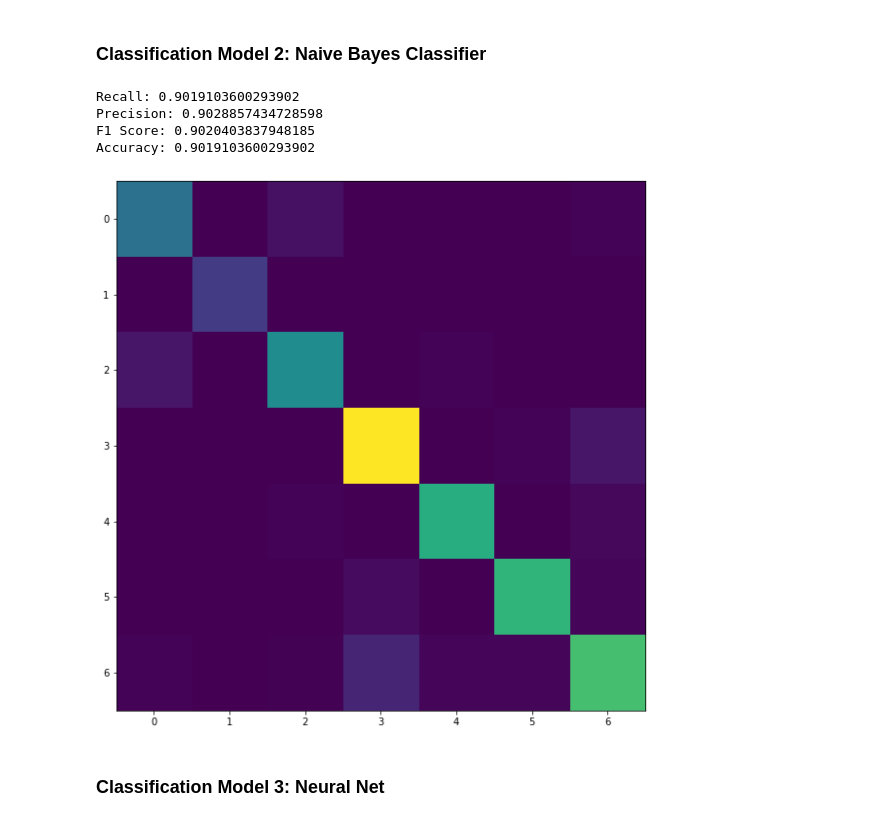
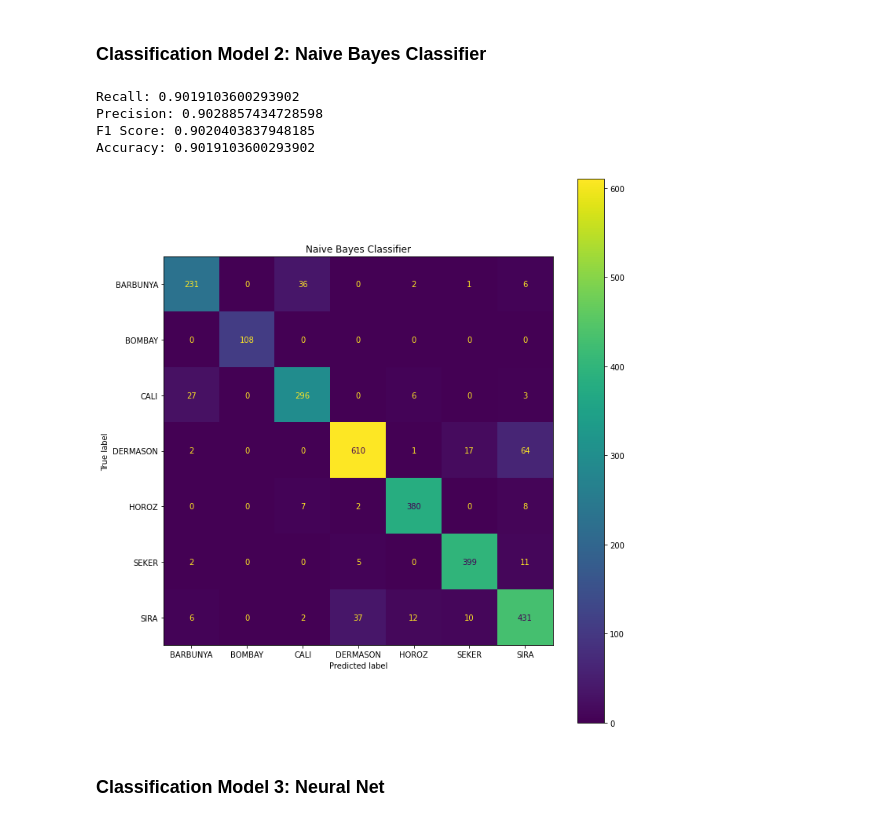
Before and after one commit to dougbrn/Towson, a Jupyter notebook: COSC757/assignment2/HW2_classification.ipynb, the cells around one changed output. Drawn from its saved outputs; the diff is of its cells as text; code cells hidden in the pictures.

```diff
--- a/COSC757/assignment2/HW2_classification.ipynb
+++ b/COSC757/assignment2/HW2_classification.ipynb
@@ -276,25 +280,30 @@ DecisionTreeClassifier()
 # %%
 gnb = GaussianNB()
 gnb.fit(X_train, y_train)
 
 y_pred = gnb.predict(X_test)
 #gnb.score(X_test,y_test)
 
-scores = confusion_matrix(y_pred,y_test)
-fig = plt.figure(figsize=(10,10))
-plt.imshow(scores)
-scores
+cm = confusion_matrix(y_test, y_pred, labels=gnb.classes_)
+
+fig,ax = plt.subplots(1,1,figsize=(10,10))
+disp = ConfusionMatrixDisplay(confusion_matrix=cm,display_labels=clf.classes_)
+disp.plot(ax=ax)
+ax.set_title("Naive Bayes Classifier")
+plt.tight_layout()
+plt.savefig("bayes_cmx.png")
+
 avmet = 'weighted'
 print(f"Recall: {recall_score(y_test,y_pred,average=avmet)}")
 print(f"Precision: {precision_score(y_test,y_pred,average=avmet)}")
 print(f"F1 Score: {f1_score(y_test,y_pred,average=avmet)}")
 print(f"Accuracy: {accuracy_score(y_test,y_pred)}")
 # %% [output]
 Recall: 0.9019103600293902
 Precision: 0.9028857434728598
 F1 Score: 0.9020403837948185
 Accuracy: 0.9019103600293902
-[figure, old version]
+[figure, new version]
 # %% [markdown]
 ### Classification Model 3: Neural Net
 # %%
```
Also changed, not shown: parts of 3 cells of this notebook.
